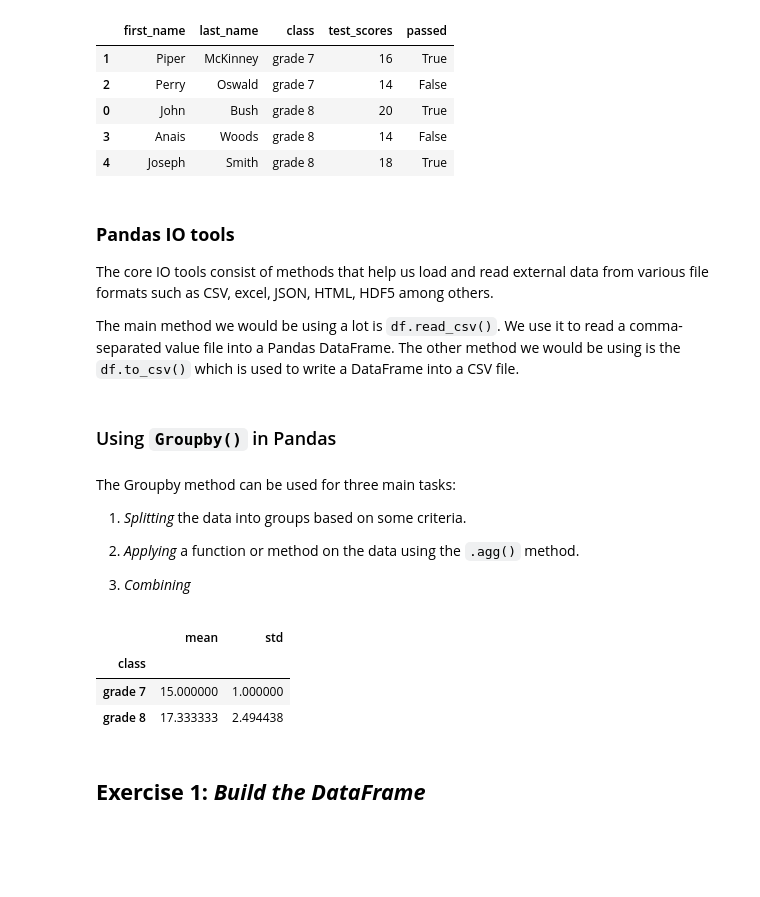
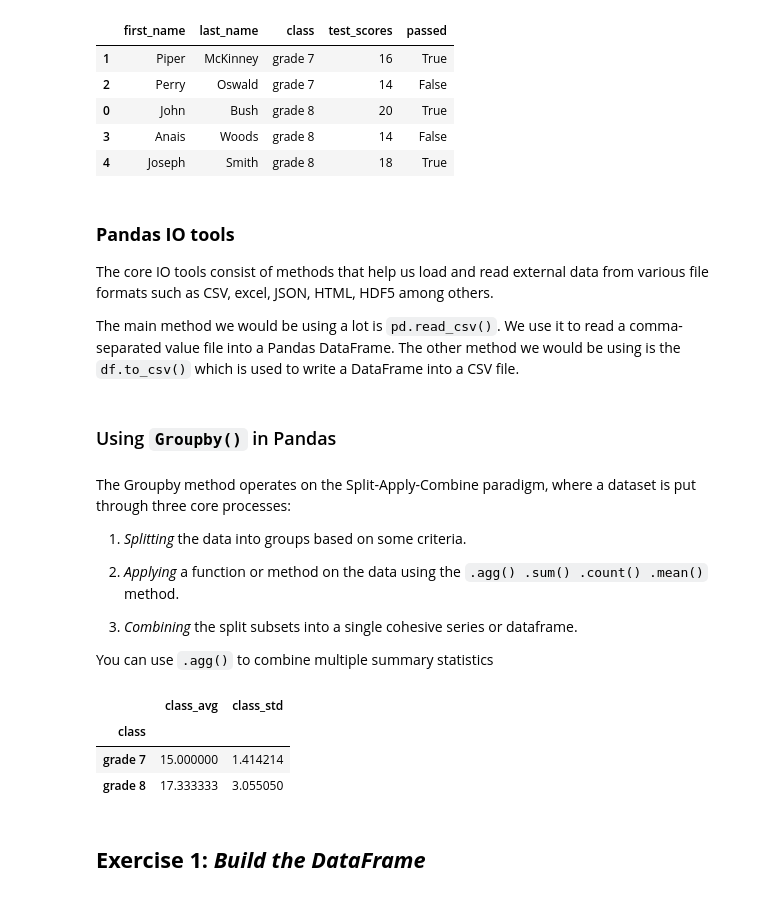
Before and after one commit to T3KK4/ds-training, a Jupyter notebook: week-01/day-02.ipynb, the cells around one changed output. Saved outputs shown, nothing was run; the diff lists cells and outputs as text; code cells hidden in the pictures; blank space fills up the shorter version.

```diff
--- a/week-01/day-02.ipynb
+++ b/week-01/day-02.ipynb
@@ -99,26 +99,31 @@ class_scores.sort_values(by='class')
 
 The core IO tools consist of methods that help us load and read external data from various file formats such as CSV, excel, JSON, HTML, HDF5 among others.
 
-The main method we would be using a lot is `df.read_csv()`. We use it to read a comma-separated value file into a Pandas DataFrame.
+The main method we would be using a lot is `pd.read_csv()`. We use it to read a comma-separated value file into a Pandas DataFrame.
 The other method we would be using is the `df.to_csv()` which is used to write a DataFrame into a CSV file.
 # %% [markdown]
 ### Using `Groupby()` in Pandas
 # %% [markdown]
-The Groupby method can be used for three main tasks:
+The Groupby method operates on the Split-Apply-Combine paradigm, where a dataset is put through three core processes:
 
 1.  *Splitting* the data into groups based on some criteria.
 
-2.  *Applying* a function or method on the data using the `.agg()` method.
+2.  *Applying* a function or method on the data using the `.agg() .sum() .count() .mean()` method.
 
-3.  *Combining*
+3.  *Combining* the split subsets into a single cohesive series or dataframe.
+
+You can use `.agg()` to combine multiple summary statistics
 # %%
-grouped = class_scores.groupby(by='class')['test_scores'].agg([np.mean, np.std])
+grouped = class_scores.groupby('class').agg(
+    class_avg = ('test_scores', 'mean'),
+    class_std = ('test_scores', 'std')
+)
 grouped
 # %% [output]
-|  | mean | std |
+|  | class_avg | class_std |
 | class |  |  |
-| grade 7 | 15.000000 | 1.000000 |
-| grade 8 | 17.333333 | 2.494438 |
+| grade 7 | 15.000000 | 1.414214 |
+| grade 8 | 17.333333 | 3.055050 |
 # %% [markdown]
 ## **Exercise 1: *Build the DataFrame***
 # %% [markdown]
```
Also changed, not shown: parts of 18 cells of this notebook.
